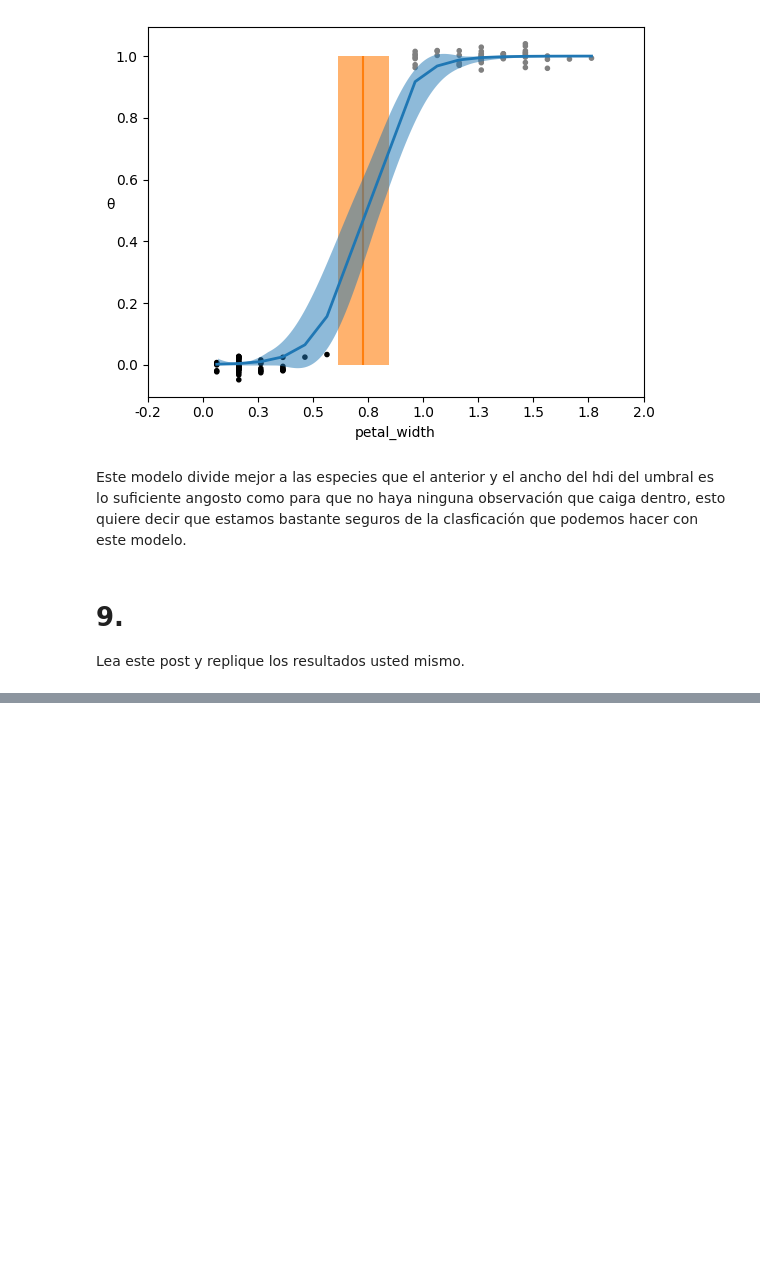
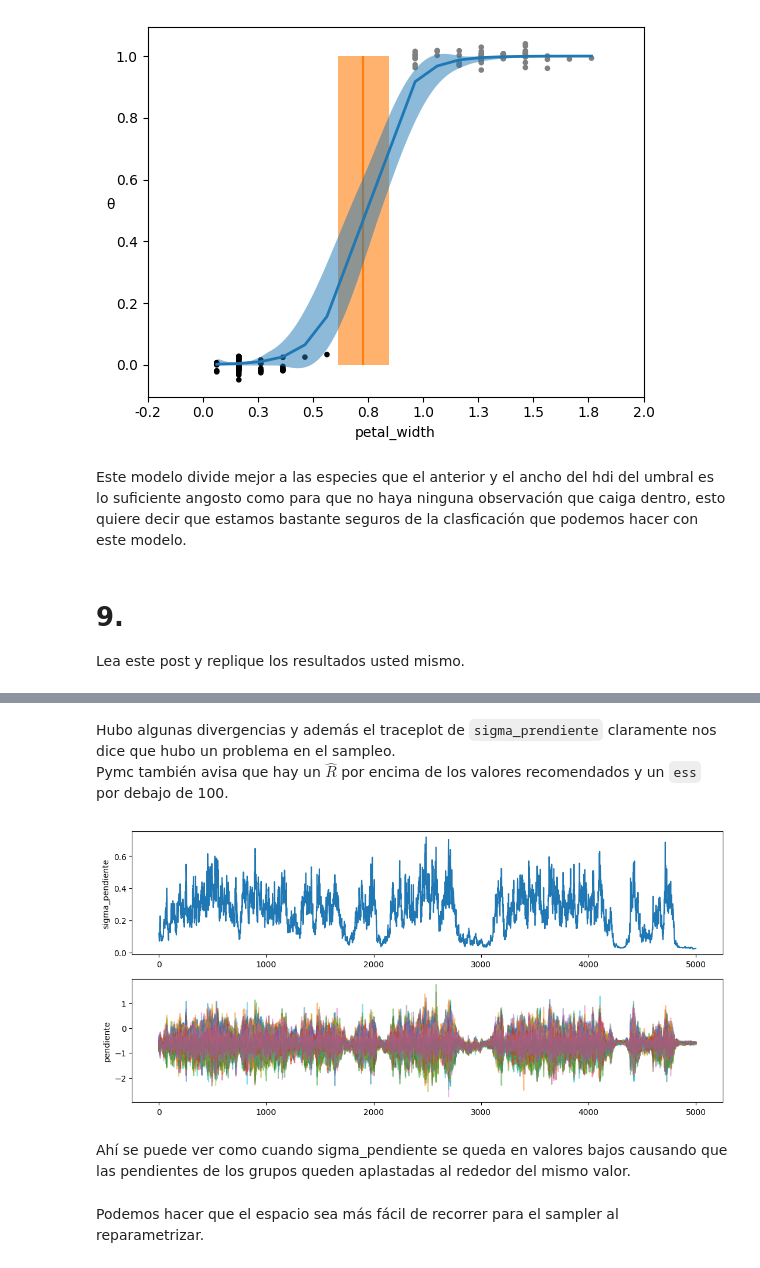
Before and after one commit to nazarenomm/Estadistica-e-Inferencia-2, a Jupyter notebook: ejercicios/ejercicios_05.ipynb, the cells around one changed output, grey strips where cells are left out. Cells and saved outputs as stored; diff of their text form; code cells hidden in the pictures; blank space fills up the shorter version.

```diff
--- a/ejercicios/ejercicios_05.ipynb
+++ b/ejercicios/ejercicios_05.ipynb
@@ -414,0 +475,16 @@ Lea este post y replique los resultados usted mismo.
+# %% [markdown]
+Hubo algunas divergencias y además el traceplot de ``sigma_prendiente`` claramente nos dice que hubo un problema en el sampleo.
+Pymc también avisa que hay un $\hat{R}$ por encima de los valores recomendados y un ``ess`` por debajo de 100.
+# %%
+fig, ax = plt.subplots(2, 1, figsize=(13, 6))
+
+ax[0].plot(idata_centrado.posterior['sigma_pendiente'][1].values)
+ax[0].set_ylabel('sigma_pendiente')
+ax[1].plot(idata_centrado.posterior['pendiente'][1].values, alpha=.5);
+ax[1].set_ylabel('pendiente');
+# %% [output]
+[figure, added]
+# %% [markdown]
+Ahí se puede ver como cuando sigma_pendiente se queda en valores bajos causando que las pendientes de los grupos queden aplastadas al rededor del mismo valor.
+# %% [markdown]
+Podemos hacer que el espacio sea más fácil de recorrer para el sampler al reparametrizar.
```
Also changed, not shown: parts of 15 cells of this notebook, 2 other files.
